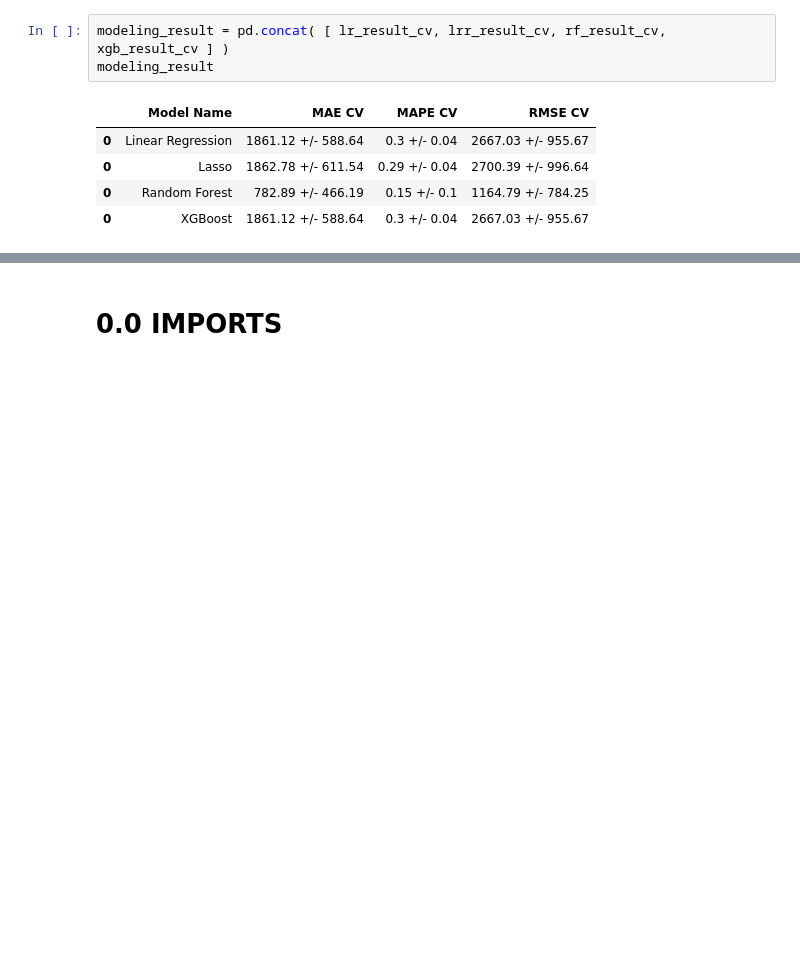
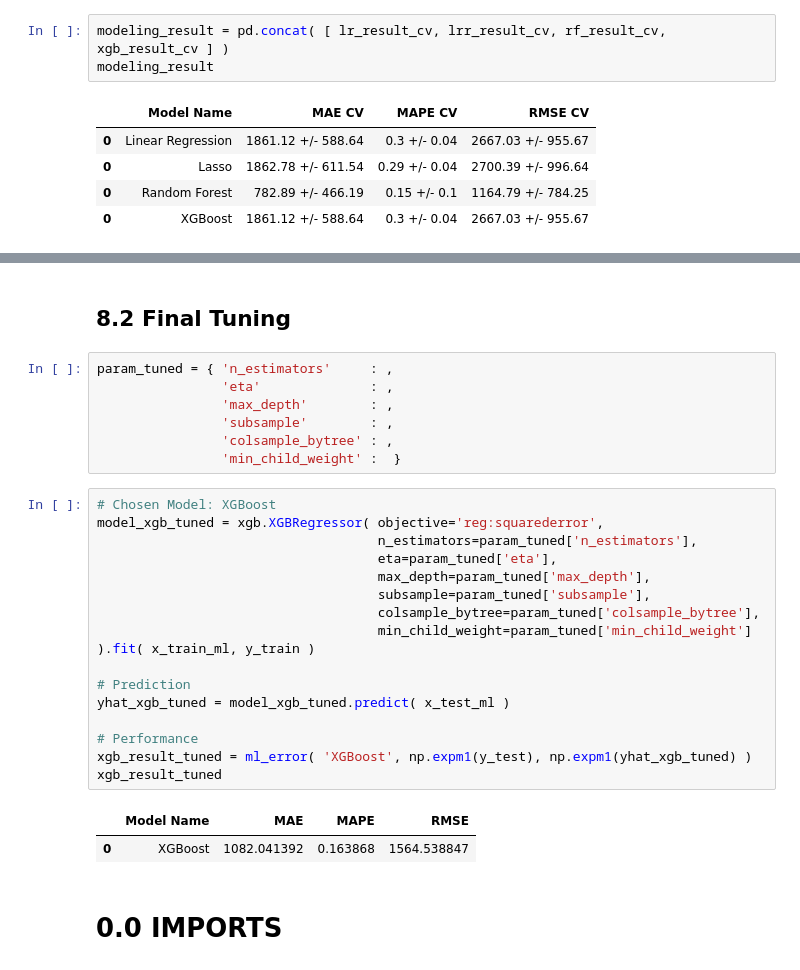
Before and after one commit to victor-bongestab/Rossman-Stores-Sales, a Jupyter notebook: v01_rossman-stores-sales.ipynb, the cells around one changed output, grey strips where cells are left out. Cells and saved outputs as stored; diff of their text form; blank space fills up the shorter version.

Commit message:
Fine tuning

```diff
--- a/v01_rossman-stores-sales.ipynb
+++ b/v01_rossman-stores-sales.ipynb
@@ -1729,3 +1789,31 @@ modeling_result
+# %% [markdown]
+## 8.2 Final Tuning
+# %%
+param_tuned = { 'n_estimators'     : ,
+                'eta'              : ,
+                'max_depth'        : ,
+                'subsample'        : ,
+                'colsample_bytree' : ,
+                'min_child_weight' :  }
+# %%
+# Chosen Model: XGBoost
+model_xgb_tuned = xgb.XGBRegressor( objective='reg:squarederror',
+                                    n_estimators=param_tuned['n_estimators'],
+                                    eta=param_tuned['eta'],
+                                    max_depth=param_tuned['max_depth'],
+                                    subsample=param_tuned['subsample'],
+                                    colsample_bytree=param_tuned['colsample_bytree'],
+                                    min_child_weight=param_tuned['min_child_weight'] ).fit( x_train_ml, y_train )
+
+# Prediction
+yhat_xgb_tuned = model_xgb_tuned.predict( x_test_ml )
+
+# Performance
+xgb_result_tuned = ml_error( 'XGBoost', np.expm1(y_test), np.expm1(yhat_xgb_tuned) )
+xgb_result_tuned
+# %% [output]
+|  | Model Name | MAE | MAPE | RMSE |
+| 0 | XGBoost | 1082.041392 | 0.163868 | 1564.538847 |
 # %% [markdown]
 # 0.0 IMPORTS
 # %% [markdown]
```
Also changed, not shown: parts of 16 cells of this notebook.
